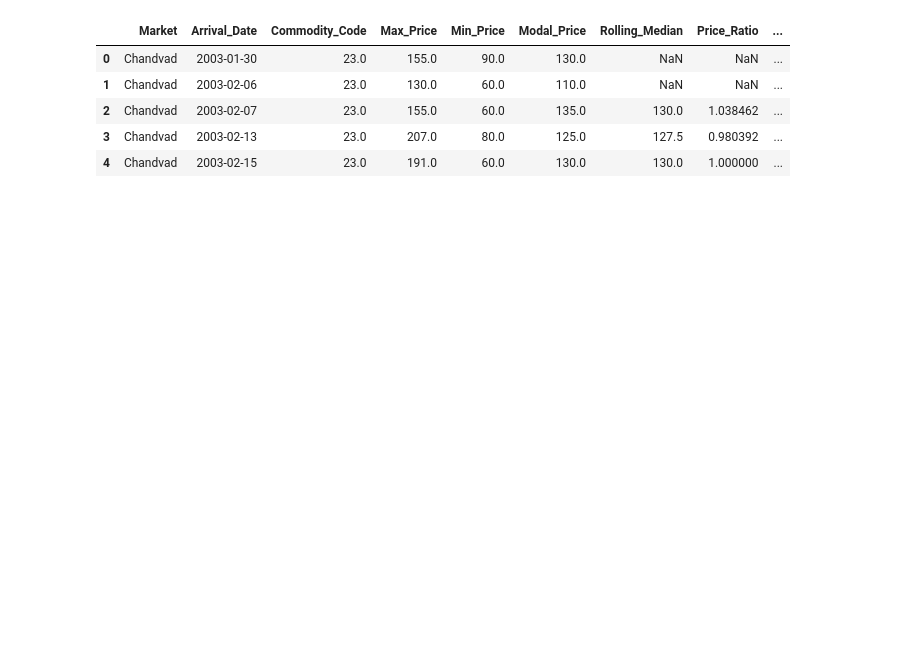
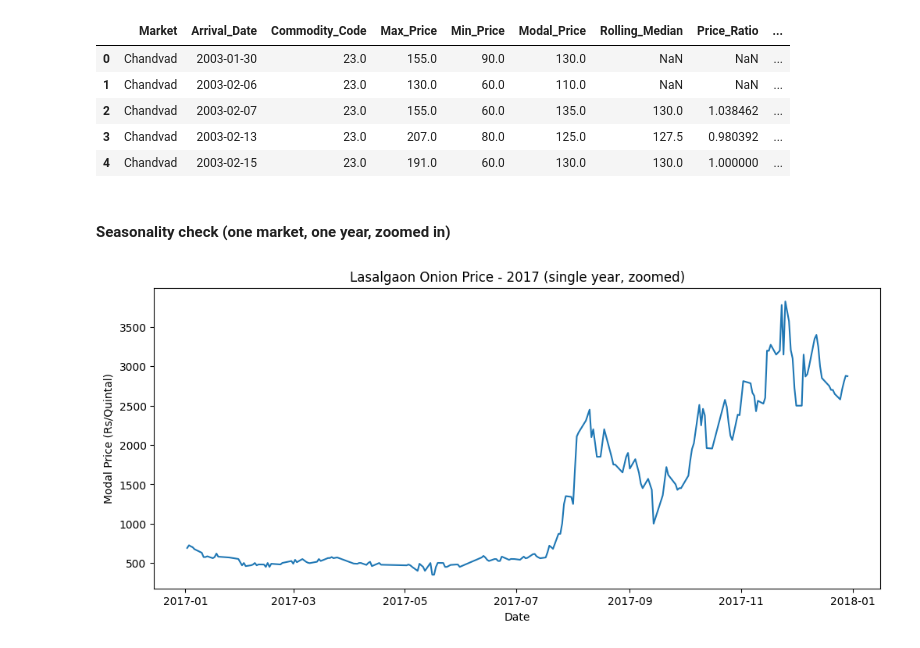
Before and after one commit to j-xingh/mandisense, a Jupyter notebook: notebooks/02_eda.ipynb, the cells around one changed output. Saved outputs shown, nothing was run; the diff lists cells and outputs as text; code cells hidden in the pictures; blank space fills up the shorter version.

```diff
--- a/notebooks/02_eda.ipynb
+++ b/notebooks/02_eda.ipynb
@@ -11,3 +11,17 @@ daily_data.head()
 | 2 | Chandvad | 2003-02-07 | 23.0 | 155.0 | 60.0 | 135.0 | 130.0 | 1.038462 | ... |
 | 3 | Chandvad | 2003-02-13 | 23.0 | 207.0 | 80.0 | 125.0 | 127.5 | 0.980392 | ... |
 | 4 | Chandvad | 2003-02-15 | 23.0 | 191.0 | 60.0 | 130.0 | 130.0 | 1.000000 | ... |
+# %% [markdown]
+#### **Seasonality check (one market, one year, zoomed in)**
+# %%
+subset = daily_data[(daily_data['Market'] == 'Lasalgaon') & (daily_data['Arrival_Date'].dt.year == 2017)]
+subset = subset.sort_values('Arrival_Date')
+
+plt.figure(figsize=(12,5))
+plt.plot(subset['Arrival_Date'], subset['Modal_Price'])
+plt.title('Lasalgaon Onion Price - 2017 (single year, zoomed)')
+plt.xlabel('Date')
+plt.ylabel('Modal Price (Rs/Quintal)')
+plt.show()
+# %% [output]
+[figure, added]
```
Also changed, not shown: parts of 2 cells of this notebook, 2 other files.
